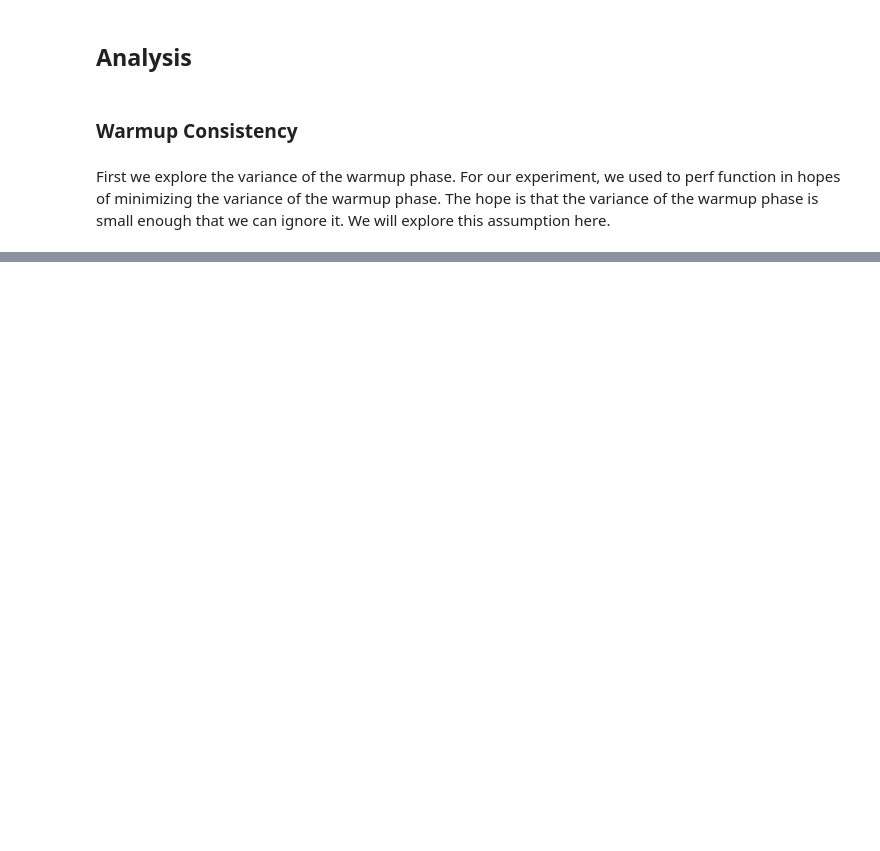
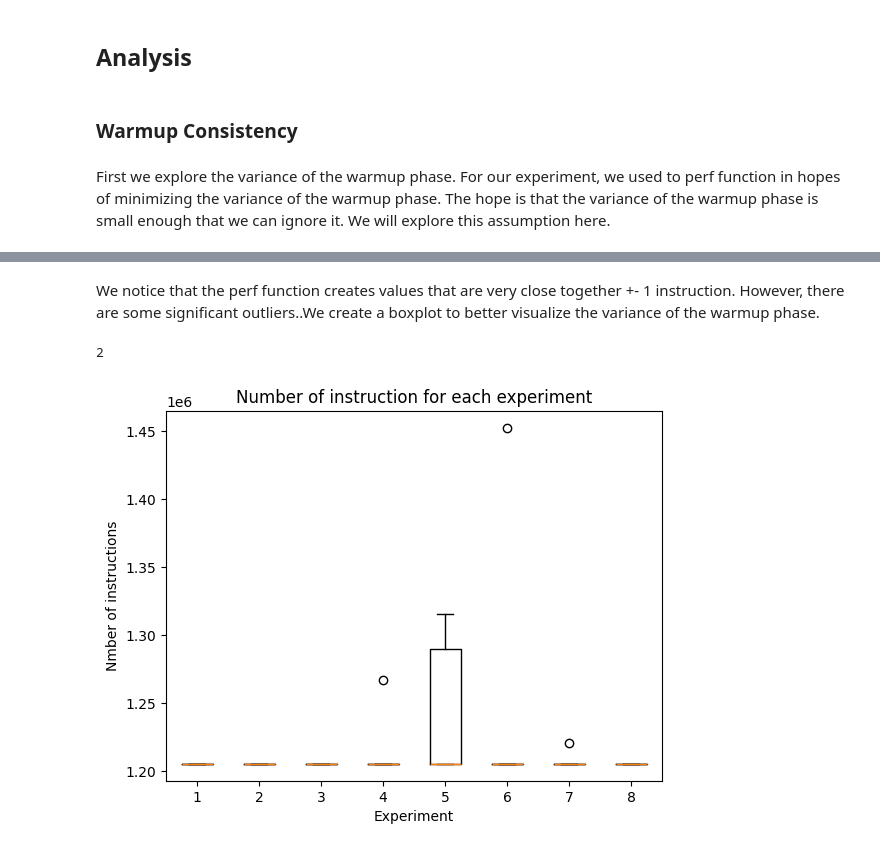
Before and after one commit to damienbose/magpie, a Jupyter notebook: experiments/process_results/process.ipynb, the cells around one changed output, grey strips where cells are left out. Drawn from its saved outputs; the diff is of its cells as text; code cells hidden in the pictures; blank space fills up the shorter version.

```diff
--- a/experiments/process_results/process.ipynb
+++ b/experiments/process_results/process.ipynb
@@ -66,7 +89,5 @@ df['patch'] = df['path_log'].apply(utils.get_patch)
 # %% [markdown]
 First we explore the variance of the warmup phase. For our experiment, we used to perf function in hopes of minimizing the variance of the warmup phase. The hope is that the variance of the warmup phase is small enough that we can ignore it. We will explore this assumption here.
 # %%
-df['mean_warmup_fitness'] = df['pkl_obj'].apply(lambda x: np.mean(x['warmup_values']))
-df['std_warmup_fitness'] = df['pkl_obj'].apply(lambda x: np.std(x['warmup_values']))
-df['coeff_of_variation_warmup_fitness'] = df['std_warmup_fitness'] / df['mean_warmup_fitness']
-df['coeff_of_variation_warmup_fitness'] * 100
+df['warmup_values'] = df['pkl_obj'].apply(lambda x: np.array(x['warmup_values']))
+df['warmup_values']
@@ -72,0 +104,12 @@ df['coeff_of_variation_warmup_fitness'] * 100
+# %% [markdown]
+We notice that the perf function creates values that are very close together +- 1 instruction. However, there are some significant outliers..We create a boxplot to better visualize the variance of the warmup phase.
+# %%
+# Creating a boxplot for each experiment
+plt.boxplot([df['warmup_values'].iloc[i] for i in range(len(df))])
+plt.title('Number of instruction for each experiment')
+plt.ylabel('Nmber of instructions')
+plt.xlabel('Experiment')
+plt.show()
+# %% [output]
+2
+[figure, added]
```
Also changed, not shown: parts of 9 cells of this notebook.
